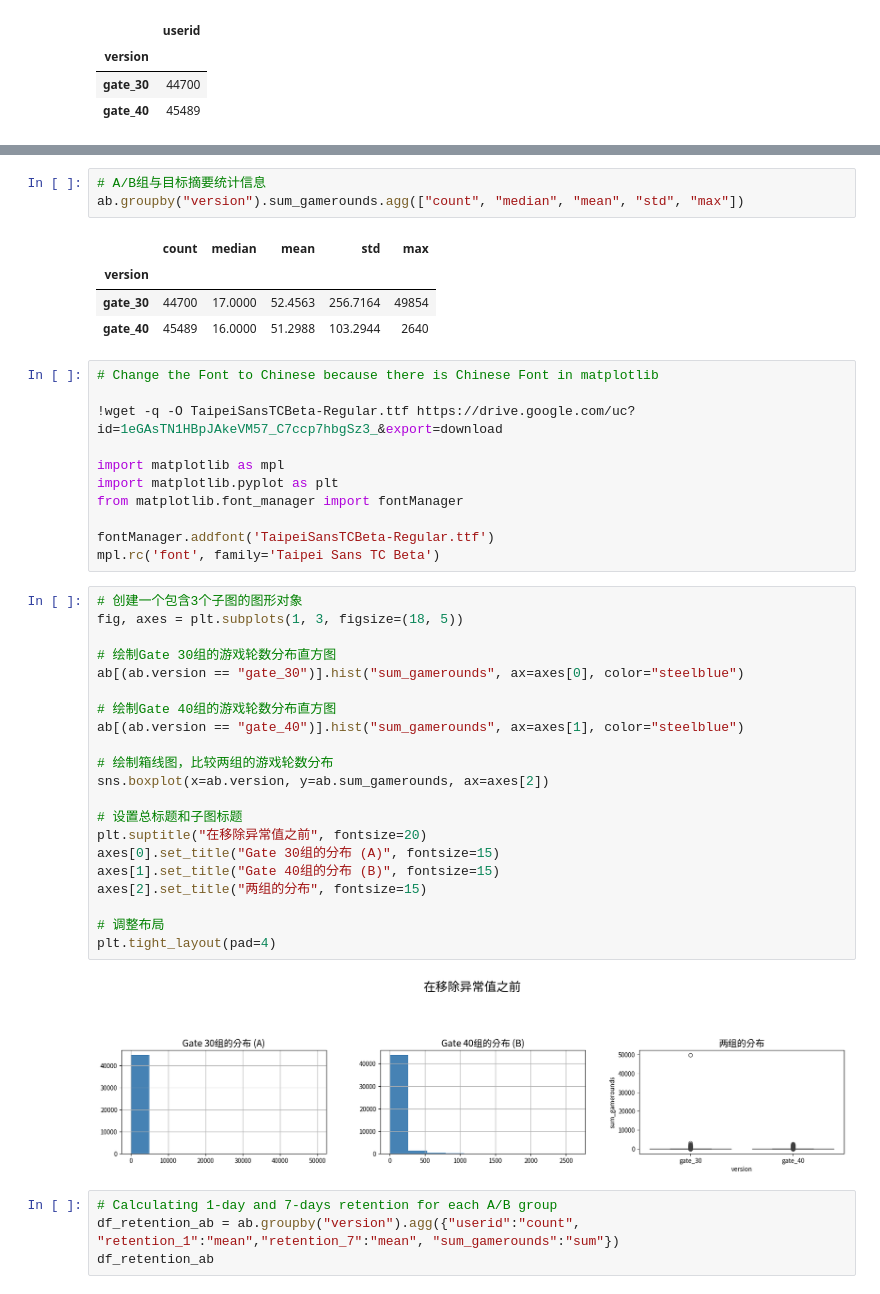
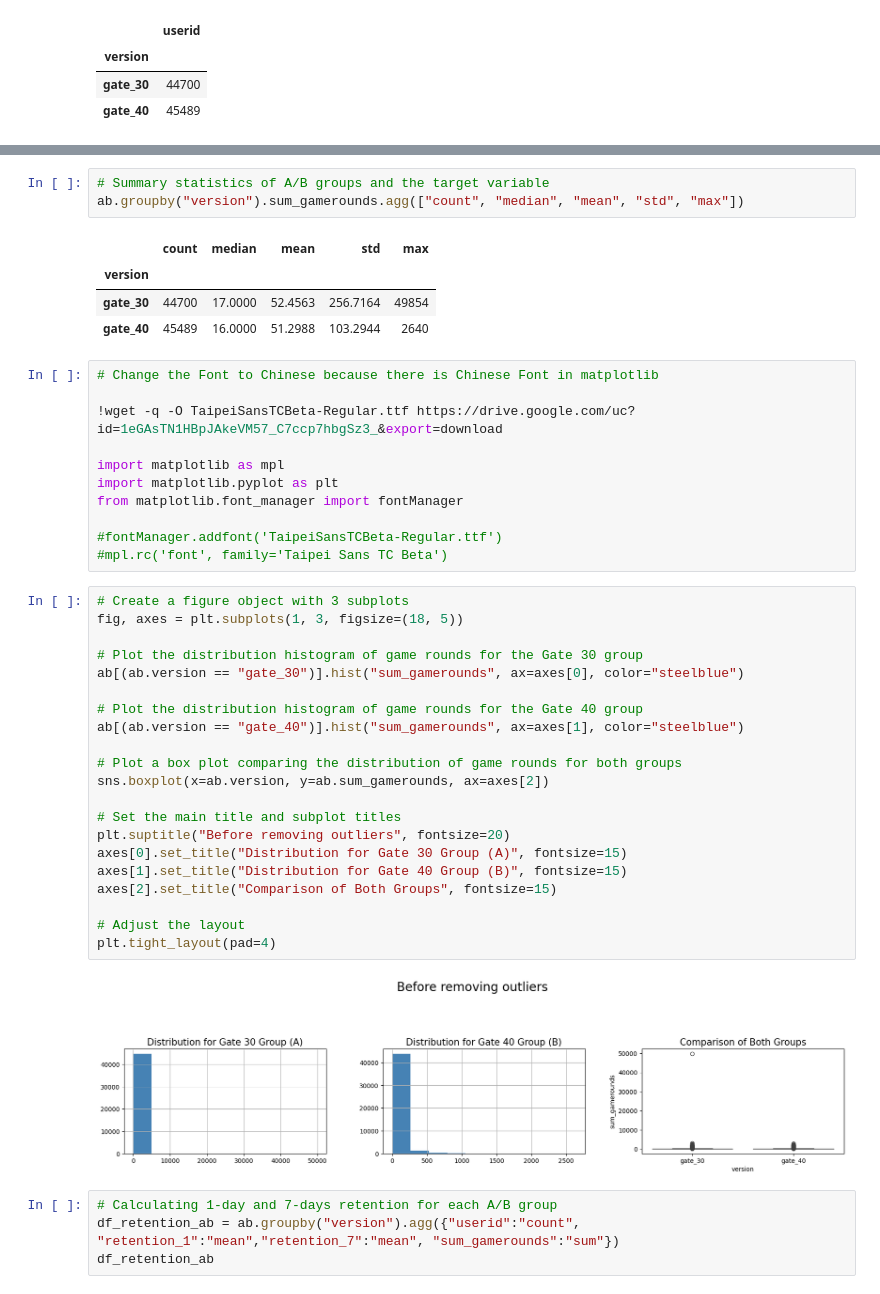
Before and after one commit to Rayliu115/DS_Project_Portfolio, a Jupyter notebook: MobileGame_ threshold_ABTest/code/A_B_Testing.ipynb, the cells around one changed output, grey strips where cells are left out. Saved outputs shown, nothing was run; the diff lists cells and outputs as text.

```diff
--- a/MobileGame_ threshold_ABTest/code/A_B_Testing.ipynb
+++ b/MobileGame_ threshold_ABTest/code/A_B_Testing.ipynb
@@ -326,7 +321,7 @@ True
 |  | count | mean | std | min | 1% | 5% | 10% | 20% | 50% | 80% | 90% | ... |
 | sum_gamerounds | 90189.0000 | 51.8725 | 195.0509 | 0.0000 | 0.0000 | 1.0000 | 1.0000 | 3.0000 | 16.0000 | 67.0000 | 134.0000 | ... |
 # %%
-# A/B组与目标摘要统计信息
+# Summary statistics of A/B groups and the target variable
 ab.groupby("version").sum_gamerounds.agg(["count", "median", "mean", "std", "max"])
 # %% [output]
 |  | count | median | mean | std | max |
@@ -342,31 +337,31 @@ import matplotlib as mpl
 import matplotlib.pyplot as plt
 from matplotlib.font_manager import fontManager
 
-fontManager.addfont('TaipeiSansTCBeta-Regular.ttf')
-mpl.rc('font', family='Taipei Sans TC Beta')
+#fontManager.addfont('TaipeiSansTCBeta-Regular.ttf')
+#mpl.rc('font', family='Taipei Sans TC Beta')
 # %%
-# 创建一个包含3个子图的图形对象
+# Create a figure object with 3 subplots
 fig, axes = plt.subplots(1, 3, figsize=(18, 5))
 
-# 绘制Gate 30组的游戏轮数分布直方图
+# Plot the distribution histogram of game rounds for the Gate 30 group
 ab[(ab.version == "gate_30")].hist("sum_gamerounds", ax=axes[0], color="steelblue")
 
-# 绘制Gate 40组的游戏轮数分布直方图
+# Plot the distribution histogram of game rounds for the Gate 40 group
 ab[(ab.version == "gate_40")].hist("sum_gamerounds", ax=axes[1], color="steelblue")
 
-# 绘制箱线图，比较两组的游戏轮数分布
+# Plot a box plot comparing the distribution of game rounds for both groups
 sns.boxplot(x=ab.version, y=ab.sum_gamerounds, ax=axes[2])
 
-# 设置总标题和子图标题
-plt.suptitle("在移除异常值之前", fontsize=20)
-axes[0].set_title("Gate 30组的分布 (A)", fontsize=15)
-axes[1].set_title("Gate 40组的分布 (B)", fontsize=15)
-axes[2].set_title("两组的分布", fontsize=15)
+# Set the main title and subplot titles
+plt.suptitle("Before removing outliers", fontsize=20)
+axes[0].set_title("Distribution for Gate 30 Group (A)", fontsize=15)
+axes[1].set_title("Distribution for Gate 40 Group (B)", fontsize=15)
+axes[2].set_title("Comparison of Both Groups", fontsize=15)
 
-# 调整布局
+# Adjust the layout
 plt.tight_layout(pad=4)
 # %% [output]
-[figure, old version]
+[figure, new version]
 # %%
 # Calculating 1-day and 7-days retention for each A/B group
 df_retention_ab = ab.groupby("version").agg({"userid":"count", "retention_1":"mean","retention_7":"mean", "sum_gamerounds":"sum"})
```
Also changed, not shown: parts of 72 cells of this notebook.
